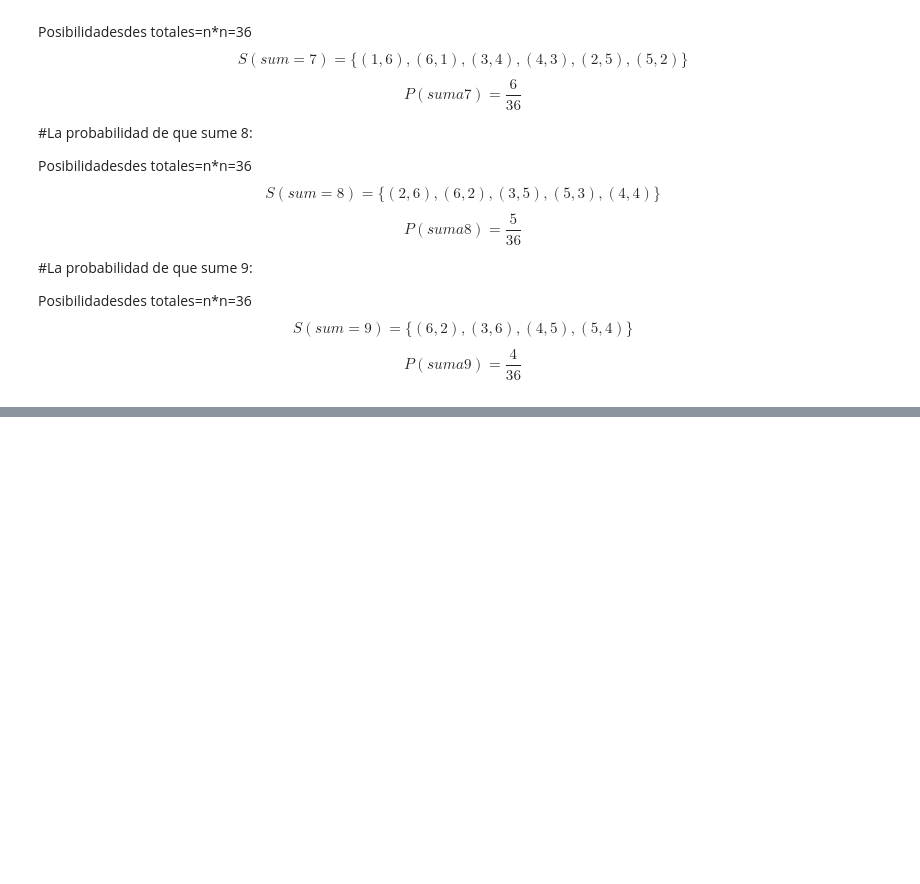
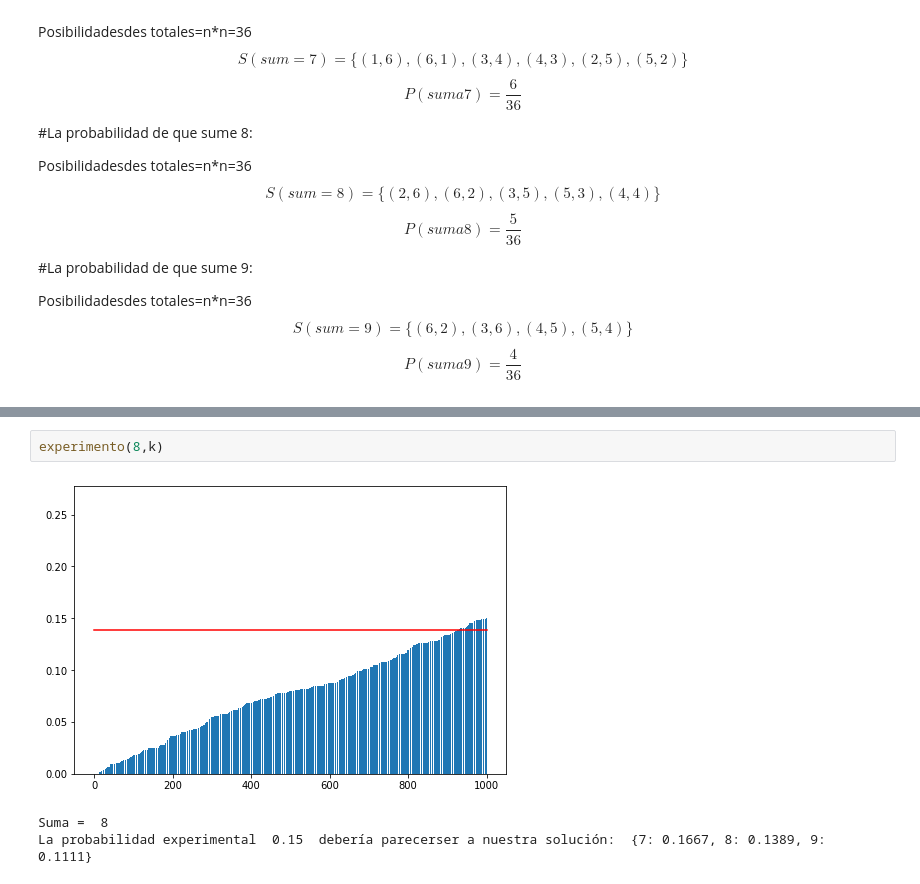
Before and after one commit to Ironhack-Data-Madrid-Marzo-2021/lab-probability-intro, a Jupyter notebook: your-code/main.ipynb, the cells around one changed output, grey strips where cells are left out. Saved outputs shown, nothing was run; the diff lists cells and outputs as text; blank space fills up the shorter version.

```diff
--- a/your-code/main.ipynb
+++ b/your-code/main.ipynb
@@ -252,0 +239,6 @@ La probabilidad experimental  0.1114  debería parecerser a nuestra solución:
+# %%
+experimento(8,k)
+# %% [output]
+[figure, added]
+Suma =  8
+La probabilidad experimental  0.15  debería parecerser a nuestra solución:  {7: 0.1667, 8: 0.1389, 9: 0.1111}
```
Also changed, not shown: parts of 7 cells of this notebook.
